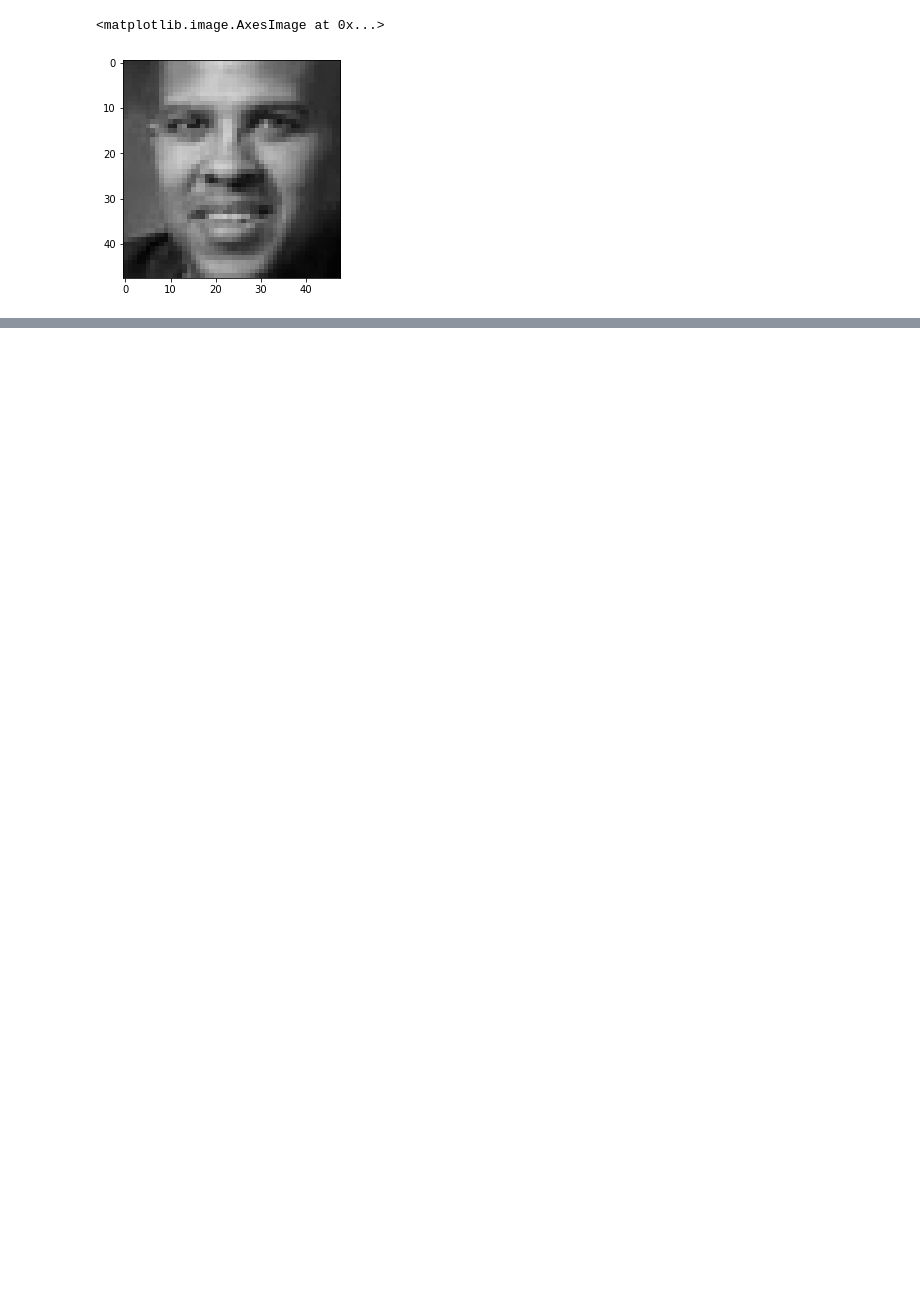
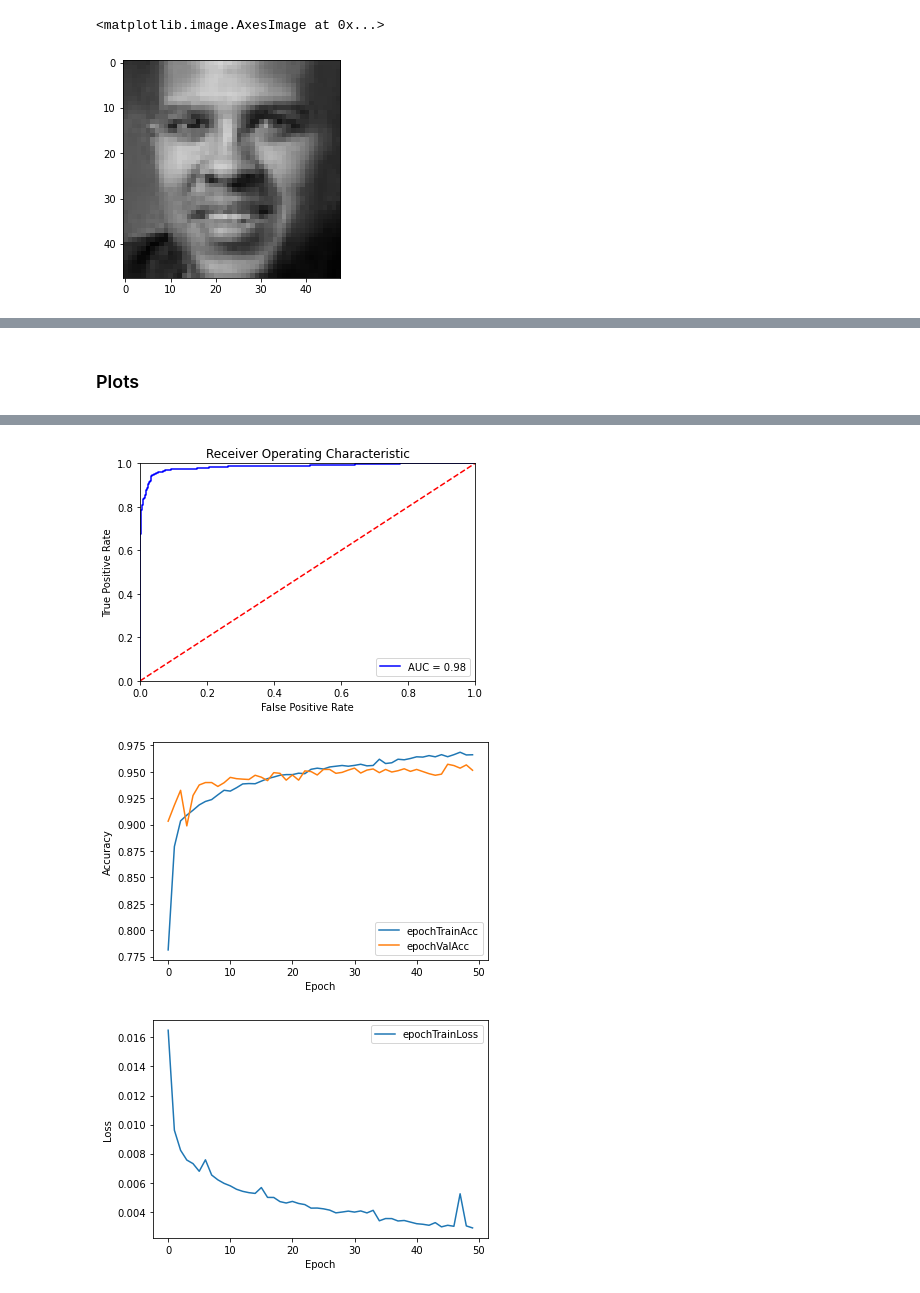
Before and after one commit to Goalt/genderfacerecognition, a Jupyter notebook: code.ipynb, the cells around one changed output, grey strips where cells are left out. Saved outputs shown, nothing was run; the diff lists cells and outputs as text; code cells hidden in the pictures; blank space fills up the shorter version.

```diff
--- a/code.ipynb
+++ b/code.ipynb
@@ -237,0 +257,43 @@ train(model, trainDataLoader, valDataLoader, opt, lossFunc, 20)
+# %% [markdown]
+### Plots
+# %%
+# %matplotlib
+
+from sklearn.metrics import roc_curve, auc
+import matplotlib.pyplot as plt
+
+def getRocAucCurve(model, dataLoader):
+    model = model.to(device)
+
+    model.eval()
+    numberOfImages = 0
+    classesAll = torch.tensor([], dtype=torch.float32)
+    outputsAll = torch.tensor([], dtype=torch.float32)
+
+    for inputs, classes in tqdm(dataLoader):
+            batchSize = inputs.shape[0]
+            inputs = inputs.to(device)
+            classes = classes.to(device)
+            classes = classes.view(classes.shape[0], 1).to(torch.float32)
+            outputs = model(inputs.to(torch.float32))
+            classesAll = torch.cat((classesAll, classes.cpu()), 0)
+            outputsAll = torch.cat((outputsAll, outputs.cpu()), 0)
+
+    fpr, tpr, threshold = roc_curve(classesAll.detach().numpy(), torch.sigmoid(outputsAll).detach().numpy())
+    roc_auc = auc(fpr, tpr)
+    plt.title('Receiver Operating Characteristic')
+    plt.plot(fpr, tpr, 'b', label = 'AUC = %0.2f' % roc_auc)
+    plt.legend(loc = 'lower right')
+    plt.plot([0, 1], [0, 1],'r--')
+    plt.xlim([0, 1])
+    plt.ylim([0, 1])
+    plt.ylabel('True Positive Rate')
+    plt.xlabel('False Positive Rate')
+
+    return fpr, tpr, threshold, roc_auc
+
+getRocAucCurve(model, valDataLoader)
+
+pandas.DataFrame({'epochTrainAcc': epochTrainAcc, 'epochValAcc': epochValAcc}).plot(xlabel='Epoch', ylabel='Accuracy')
+pandas.DataFrame({'epochTrainLoss': epochTrainLoss}).plot(xlabel='Epoch', ylabel='Loss')
+# %% [output]
@@ -237,0 +301,3 @@ train(model, trainDataLoader, valDataLoader, opt, lossFunc, 20)
+[figure, added]
+[figure, added]
+[figure, added]
```
Also changed, not shown: parts of 25 cells of this notebook, 9 other files.
